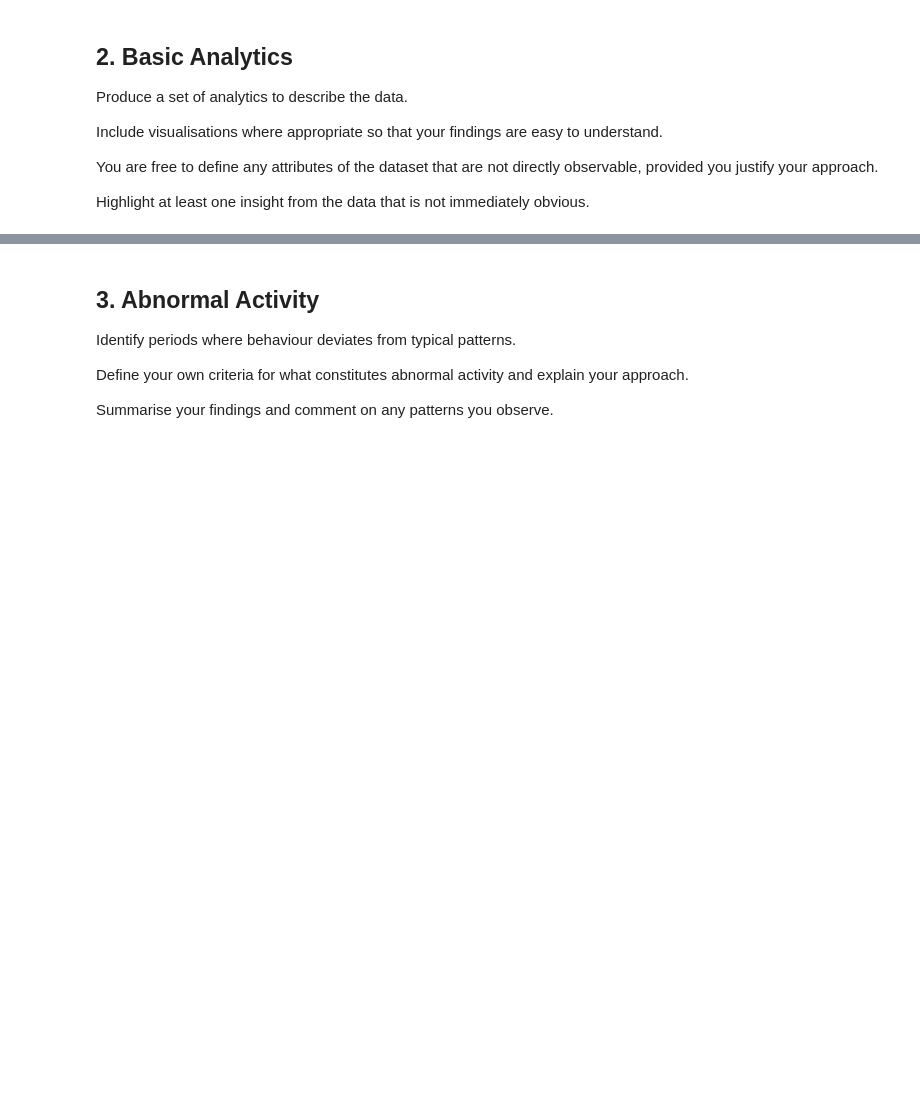
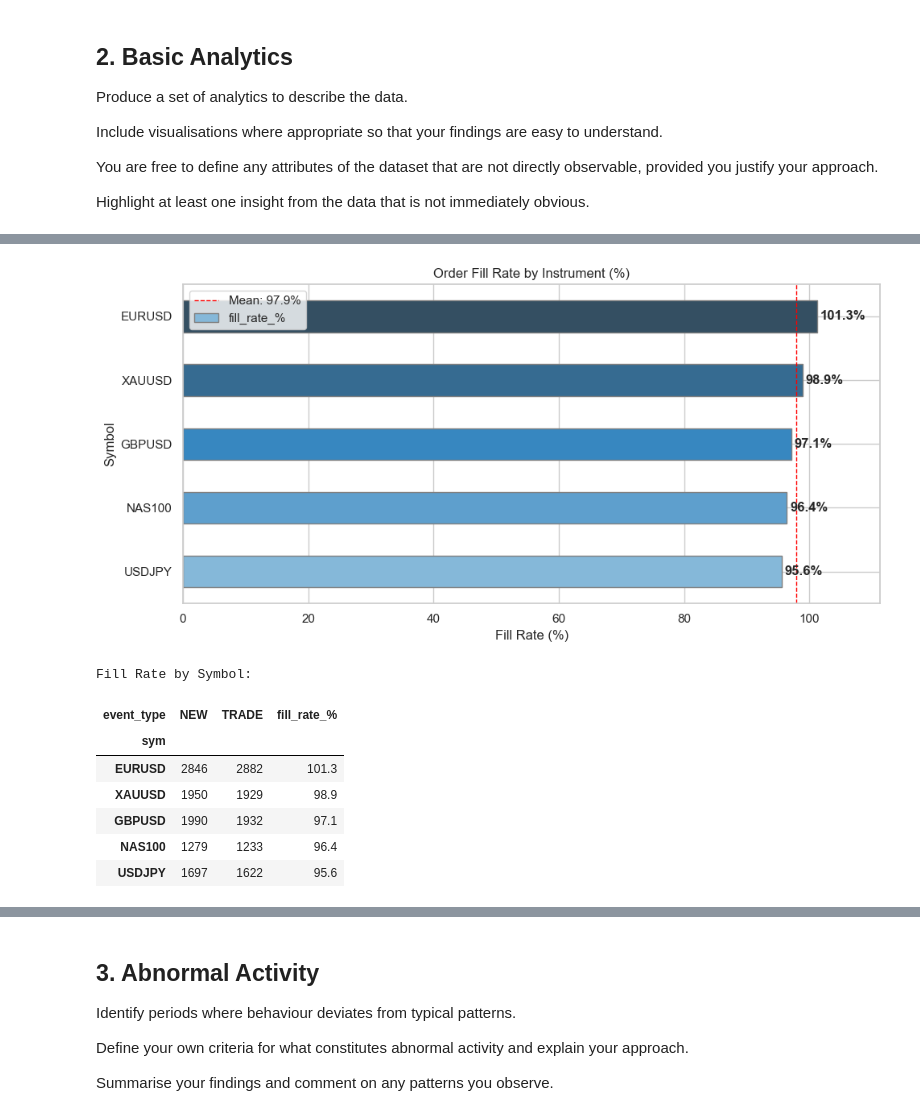
Before and after one commit to Anaswar-ash/Test, a Jupyter notebook: liquidity_and_e-trading_analyst_test_a.ipynb, the cells around one changed output, grey strips where cells are left out. Saved outputs shown, nothing was run; the diff lists cells and outputs as text; code cells hidden in the pictures; blank space fills up the shorter version.

```diff
--- a/liquidity_and_e-trading_analyst_test_a.ipynb
+++ b/liquidity_and_e-trading_analyst_test_a.ipynb
@@ -487,0 +629,65 @@ Summary Table: Activity by Instrument
+# %%
+# 2.3 EXECUTION EFFICIENCY: Fill Rate
+
+# Pivot event type counts per symbol into a wide table
+# Each row = one instrument, each column = one event type
+# fill_value=0 ensures missing event types default to 0 not NaN
+event_by_sym = (
+    df_clean.groupby(["sym", "event_type"])
+    .size()
+    .unstack(fill_value=0)
+)
+
+# Derive fill rate = TRADE / NEW per symbol
+# .replace(0, np.nan) prevents division by zero if NEW count is 0
+# .replace([np.inf, np.nan], 0) cleans up any remaining bad values
+# * 100 converts proportion to percentage
+event_by_sym["fill_rate_%"] = (
+    event_by_sym["TRADE"] / event_by_sym["NEW"].replace(0, np.nan)
+).replace([np.inf, np.nan], 0) * 100
+
+# Sort ascending so lowest fill rate appears at top of chart
+fill_rate = event_by_sym["fill_rate_%"].sort_values()
+
+# Build colour palette scaled to number of instruments
+colors = sns.color_palette("Blues_d", n_colors=len(fill_rate))
+
+# Plot horizontal bar chart
+plt.figure(figsize=(10, 5))
+fill_rate.plot(kind="barh", color=colors, edgecolor="grey")
+
+# Add data labels to the right of each bar for precision
+for i, v in enumerate(fill_rate):
+    plt.text(v + 0.5, i, f"{v:.1f}%", va="center", fontweight="bold")
+
+# Add mean reference line for easy comparison across instruments
+plt.axvline(
+    fill_rate.mean(),
+    color="red",
+    linestyle="--",
+    linewidth=1,
+    label=f"Mean: {fill_rate.mean():.1f}%"
+)
+
+# Chart formatting
+plt.title("Order Fill Rate by Instrument (%)")
+plt.xlabel("Fill Rate (%)")
+plt.ylabel("Symbol")
+plt.xlim(0, max(fill_rate) + 10)
+plt.legend()
+plt.tight_layout()
+plt.show()
+
+# Supporting table showing raw NEW, TRADE counts and derived fill rate
+print("\nFill Rate by Symbol:")
+display(event_by_sym[["NEW", "TRADE", "fill_rate_%"]].sort_values("fill_rate_%", ascending=False).round(1))
+# %% [output]
+[figure, added]
+Fill Rate by Symbol:
+| event_type | NEW | TRADE | fill_rate_% |
+| sym |  |  |  |
+| EURUSD | 2846 | 2882 | 101.3 |
+| XAUUSD | 1950 | 1929 | 98.9 |
+| GBPUSD | 1990 | 1932 | 97.1 |
+| NAS100 | 1279 | 1233 | 96.4 |
+| USDJPY | 1697 | 1622 | 95.6 |
```
Also changed, not shown: parts of 16 cells of this notebook, 2 other files.
